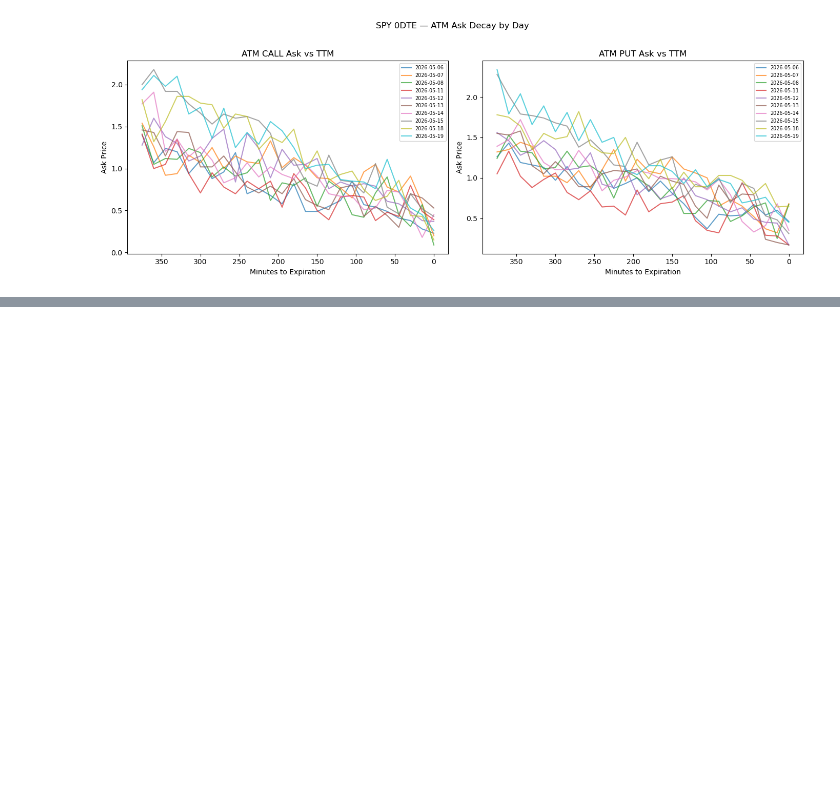
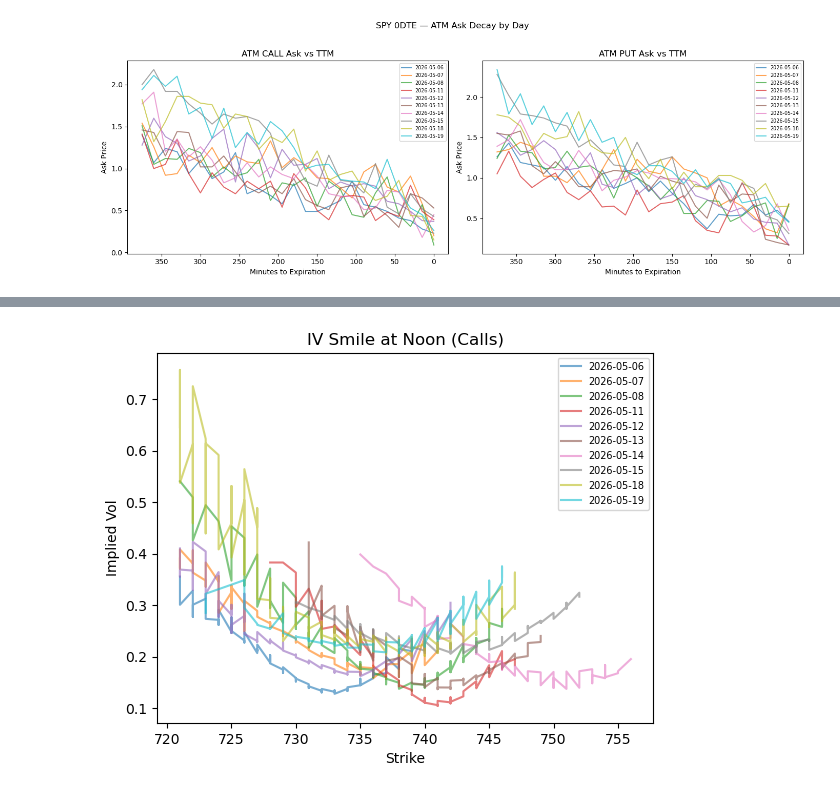
Before and after one commit to lezhou6/0dte-options-strategy, a Jupyter notebook: notebooks/02_process_raw_data.ipynb, the cells around one changed output, grey strips where cells are left out. Saved outputs shown, nothing was run; the diff lists cells and outputs as text; code cells hidden in the pictures; blank space fills up the shorter version.

```diff
--- a/notebooks/02_process_raw_data.ipynb
+++ b/notebooks/02_process_raw_data.ipynb
@@ -92,0 +108,13 @@ plt.show()
+# %%
+# IV smile
+noon = df[(df['timestamp'].dt.hour == 12) & (df['strike'] > 720)]
+for exp, grp in noon.groupby('expiration'):
+    grp_sorted = grp[grp['right'] == 'CALL'].sort_values('strike')
+    plt.plot(grp_sorted['strike'], grp_sorted['implied_vol'], alpha=0.6, label=str(exp))
+plt.title('IV Smile at Noon (Calls)')
+plt.legend(fontsize=7)
+plt.xlabel('Strike')
+plt.ylabel('Implied Vol')
+plt.show()
+# %% [output]
+[figure, added]
```
Also changed, not shown: parts of 4 cells of this notebook.
